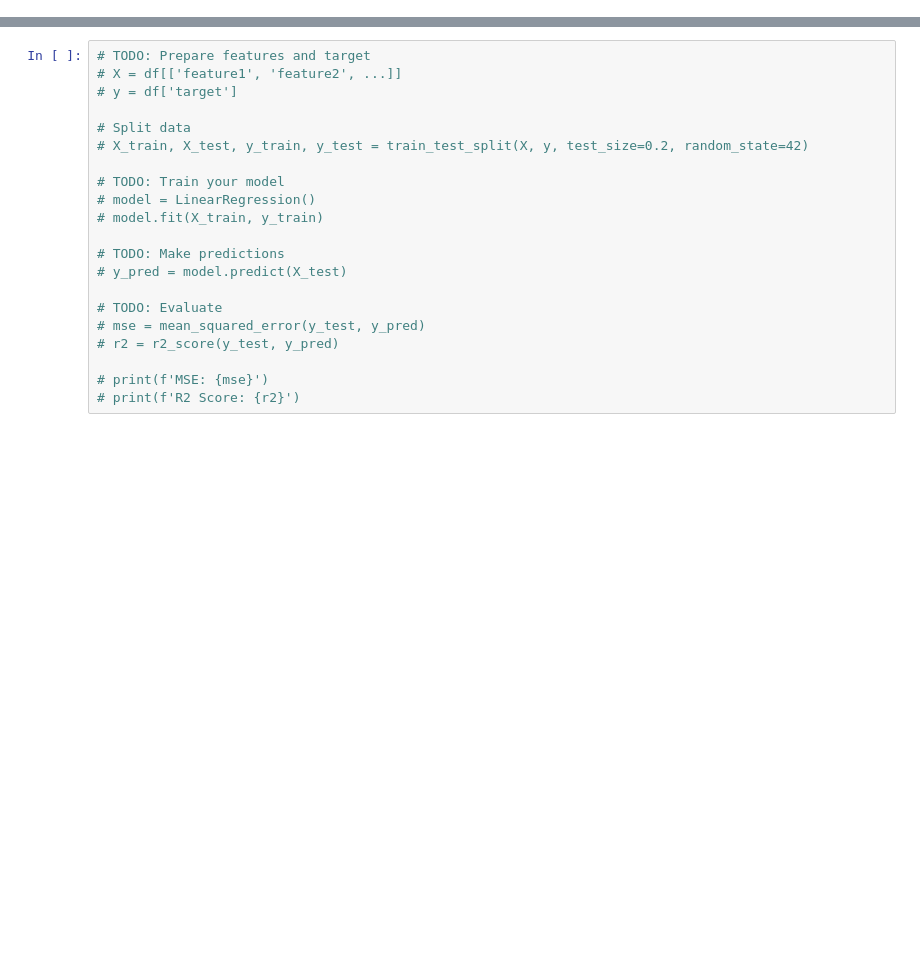
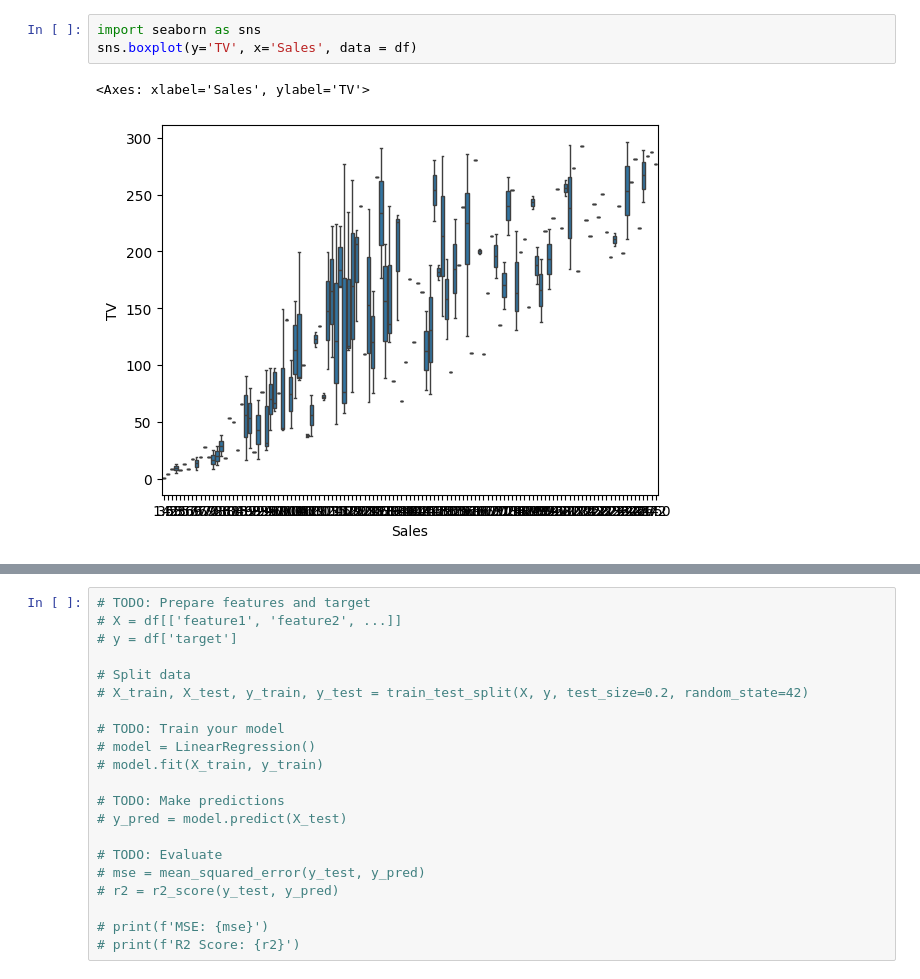
Before and after one commit to thaiantl-code/hocsau, a Jupyter notebook: LinearRegression.ipynb, the cells around one changed output, grey strips where cells are left out. Cells and saved outputs as stored; diff of their text form; blank space fills up the shorter version.

```diff
--- a/LinearRegression.ipynb
+++ b/LinearRegression.ipynb
@@ -21,0 +49,6 @@ df.head()
+# %%
+import seaborn as sns
+sns.boxplot(y='TV', x='Sales', data = df)
+# %% [output]
+<Axes: xlabel='Sales', ylabel='TV'>
+[figure, added]
```
Also changed, not shown: parts of 16 cells of this notebook.
